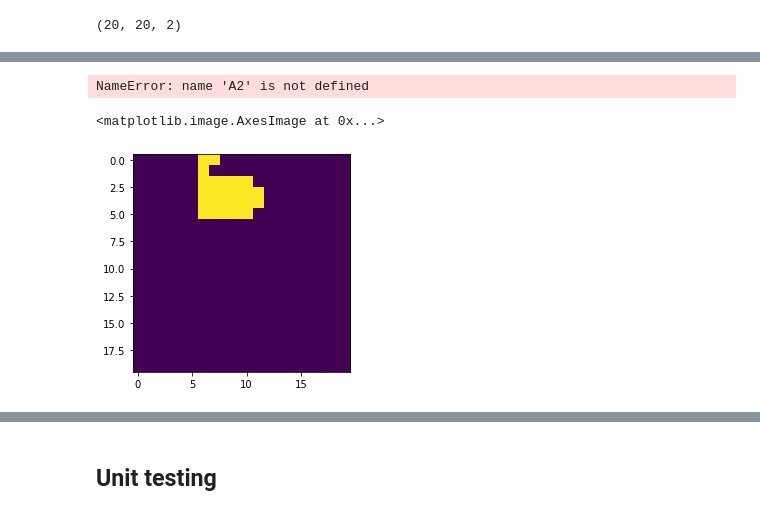
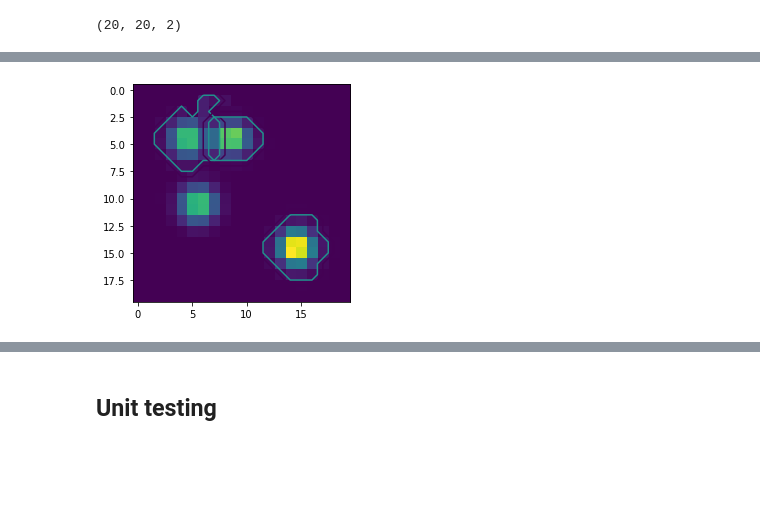
Before and after one commit to mollyhjorthjensen/DREAM, a Jupyter notebook: Analysis/test_clustering.ipynb, the cells around one changed output, grey strips where cells are left out. Cells and saved outputs as stored; diff of their text form; code cells hidden in the pictures; blank space fills up the shorter version.

```diff
--- a/Analysis/test_clustering.ipynb
+++ b/Analysis/test_clustering.ipynb
@@ -49,16 +53,14 @@ plt.show()
 # %%
 # good values to test if recursive function works
-d = {'image': tf.expand_dims(tf.constant(B), axis=0)}
-# ,
-#      'tseed': tf.constant([[1000.]], tf.float32)}
-#                 'tneighbour': tf.constant([[100.]], tf.float32),
-#                 'tcell': tf.constant([[50.]], tf.float32),
-#                 'tenergy': tf.constant([[15e3]]),
-#                 'tnum': tf.constant([[3]]),
-#                 'tlocmax': tf.constant([[100]])}}
+# d = {'image': tf.expand_dims(tf.constant(B), axis=0)}
+d = {'image': tf.expand_dims(tf.constant(B), axis=0),
+     'tseed': tf.constant([[1000.]], tf.float32),
+     'tneighbour': tf.constant([[100.]], tf.float32),
+     'tcell': tf.constant([[50.]], tf.float32),
+     'tenergy': tf.constant([[15e3]], tf.float32),
+     'tlocmax': tf.constant([[100]], tf.float32),
+     'tnum': tf.constant([[3]], tf.int32)}
 
 dataset = tf.data.Dataset.from_tensor_slices(d)
-# for i in dataset:
-#     print(i['tseed'].shape)
 # %%
 mapped = dataset.map(cluster_maker).map(cluster_splitter).map(scalar_features)
@@ -90,9 +105,7 @@ plt.imshow(A1_dense)
 # %%
-sp = tf.SparseTensor(A2[...,1:3], A2[...,0], dense_shape=[HEIGHT,WIDTH])
-A2_dense = tf.sparse.to_dense(tf.sparse.reorder(sp))
-plt.imshow(A2_dense)
+# sp = tf.SparseTensor(A2[...,1:3], A2[...,0], dense_shape=[HEIGHT,WIDTH])
+# A2_dense = tf.sparse.to_dense(tf.sparse.reorder(sp))
+# plt.imshow(A2_dense)
-# %% [output]
-NameError: name 'A2' is not defined
 # %%
 # output2['cluster']
 # %%
@@ -104,18 +117,18 @@ scalar_features(output2)
 # %%
 C = output['cluster'].numpy()
 # plt.
 # print(A)
 # A = A[...,1:]
 C1 = C[C[...,3] == 0][...,:3]
 C2 = C[C[...,3] == 1][...,:3]
-C1 = C1[C1[...,0] == 3]
+plt.imshow(output['image'].numpy()[:,:,0])
+for i in np.unique(C1[:,0], axis=0):
+    x = C1[C1[...,0] == i]
 # C1 = np.unique(C1, axis=0)
 # C2 = np.unique(C2, axis=0)
 # print(A1)
-
-sp = tf.SparseTensor(C1[...,1:3], C1[...,0], dense_shape=[20,20])
-C1_dense = tf.sparse.to_dense(tf.sparse.reorder(sp))
-plt.imshow(C1_dense)
+    sp = tf.SparseTensor(x[...,1:3], x[...,0], dense_shape=[20,20])
+    C1_dense = tf.sparse.to_dense(tf.sparse.reorder(sp))
+    plt.contour(C1_dense, levels=1)
 # %% [output]
-<matplotlib.image.AxesImage at 0x...>
-[figure, old version]
+[figure, new version]
```
Also changed, not shown: parts of 27 cells of this notebook, 1 other file.
